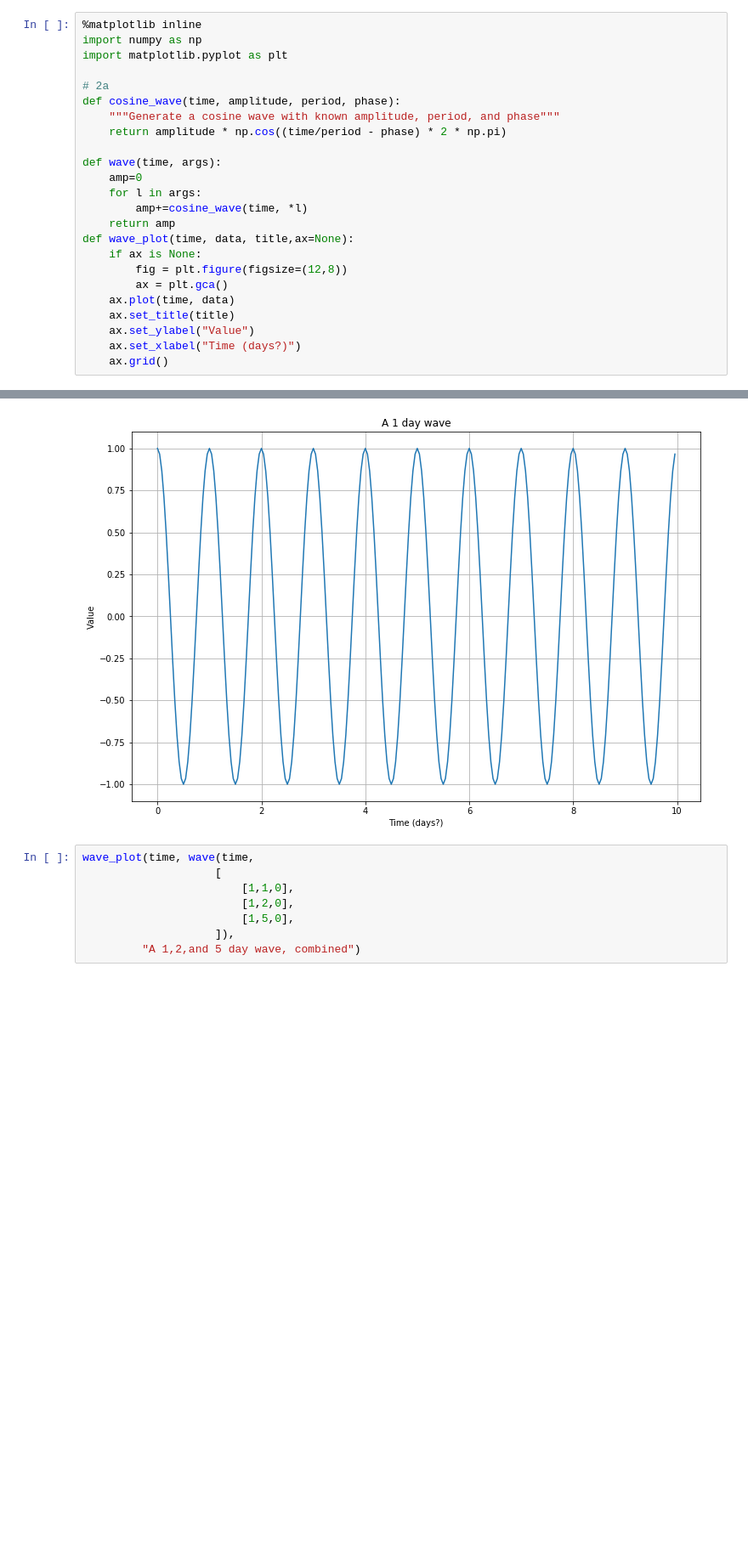
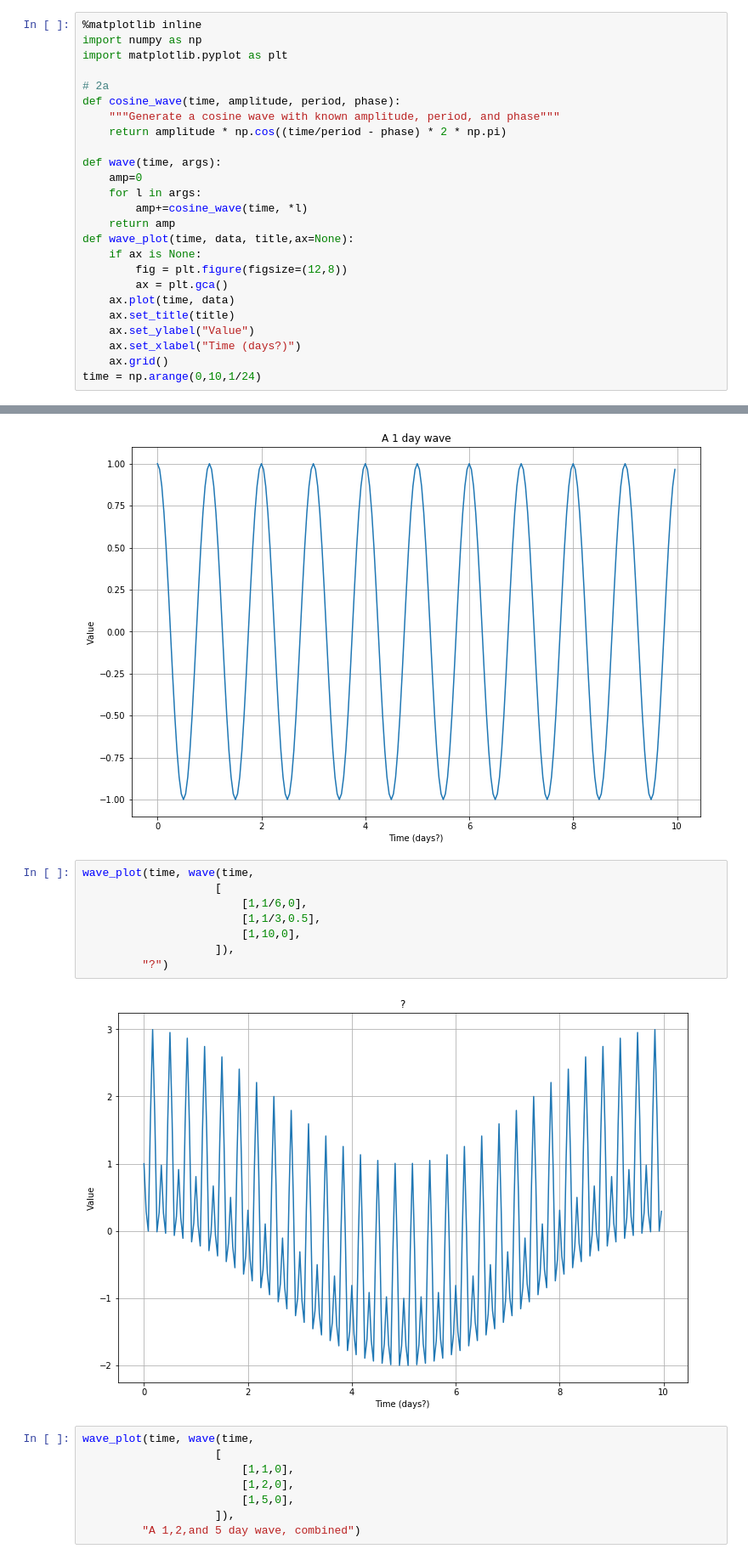
Before and after one commit to utplanets/PHY407_2019F, a Jupyter notebook: L05/L05_Fourier_CL.ipynb, the cells around one changed output, grey strips where cells are left out. Shown at 85% size. Drawn from its saved outputs; the diff is of its cells as text; blank space fills up the shorter version.

```diff
--- a/L05/L05_Fourier_CL.ipynb
+++ b/L05/L05_Fourier_CL.ipynb
@@ -28,6 +28,7 @@ def wave_plot(time, data, title,ax=None):
     ax.set_ylabel("Value")
     ax.set_xlabel("Time (days?)")
     ax.grid()
+time = np.arange(0,10,1/24)
 # %%
 wave_plot(time, wave(time,
                     [
@@ -36,6 +37,16 @@ wave_plot(time, wave(time,
          "A 1 day wave")
 # %% [output]
 [figure]
+# %%
+wave_plot(time, wave(time,
+                    [
+                        [1,1/6,0],
+                        [1,1/3,0.5],
+                        [1,10,0],
+                    ]),
+         "?")
+# %% [output]
+[figure, added]
 # %%
 wave_plot(time, wave(time,
                     [
```
